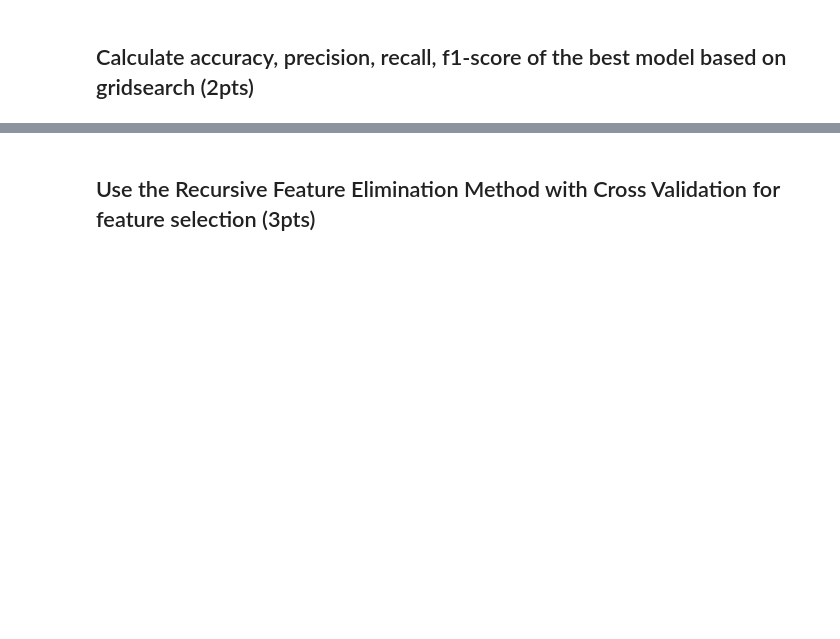
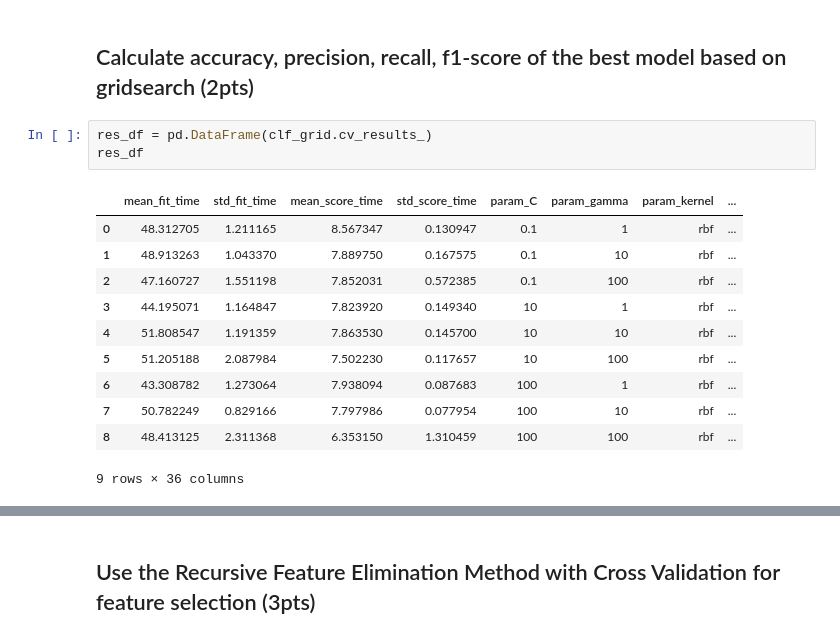
Before and after one commit to Astrathena18/DATA103-Repository, a Jupyter notebook: Notebooks/Hyperparameter_Optimization_and_Preprocessing_Techniques/02_preprocessing_gridsearch_student.ipynb, the cells around one changed output, grey strips where cells are left out. Cells and saved outputs as stored; diff of their text form; blank space fills up the shorter version.

```diff
--- a/Notebooks/Hyperparameter_Optimization_and_Preprocessing_Techniques/02_preprocessing_gridsearch_student.ipynb
+++ b/Notebooks/Hyperparameter_Optimization_and_Preprocessing_Techniques/02_preprocessing_gridsearch_student.ipynb
@@ -293,2 +250,17 @@ Fitting 4 folds for each of 42 candidates, totalling 168 fits
 # %% [markdown]
 ## Calculate accuracy, precision, recall, f1-score of the best model based on gridsearch (2pts)
+# %%
+res_df = pd.DataFrame(clf_grid.cv_results_)
+res_df
+# %% [output]
+|  | mean_fit_time | std_fit_time | mean_score_time | std_score_time | param_C | param_gamma | param_kernel | ... |
+| 0 | 48.312705 | 1.211165 | 8.567347 | 0.130947 | 0.1 | 1 | rbf | ... |
+| 1 | 48.913263 | 1.043370 | 7.889750 | 0.167575 | 0.1 | 10 | rbf | ... |
+| 2 | 47.160727 | 1.551198 | 7.852031 | 0.572385 | 0.1 | 100 | rbf | ... |
+| 3 | 44.195071 | 1.164847 | 7.823920 | 0.149340 | 10 | 1 | rbf | ... |
+| 4 | 51.808547 | 1.191359 | 7.863530 | 0.145700 | 10 | 10 | rbf | ... |
+| 5 | 51.205188 | 2.087984 | 7.502230 | 0.117657 | 10 | 100 | rbf | ... |
+| 6 | 43.308782 | 1.273064 | 7.938094 | 0.087683 | 100 | 1 | rbf | ... |
+| 7 | 50.782249 | 0.829166 | 7.797986 | 0.077954 | 100 | 10 | rbf | ... |
+| 8 | 48.413125 | 2.311368 | 6.353150 | 1.310459 | 100 | 100 | rbf | ... |
+9 rows × 36 columns
```
Also changed, not shown: parts of 38 cells of this notebook.
